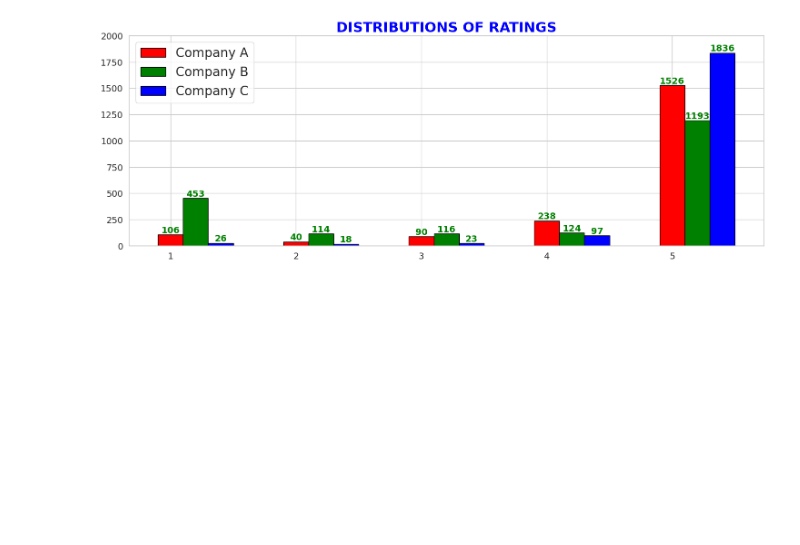
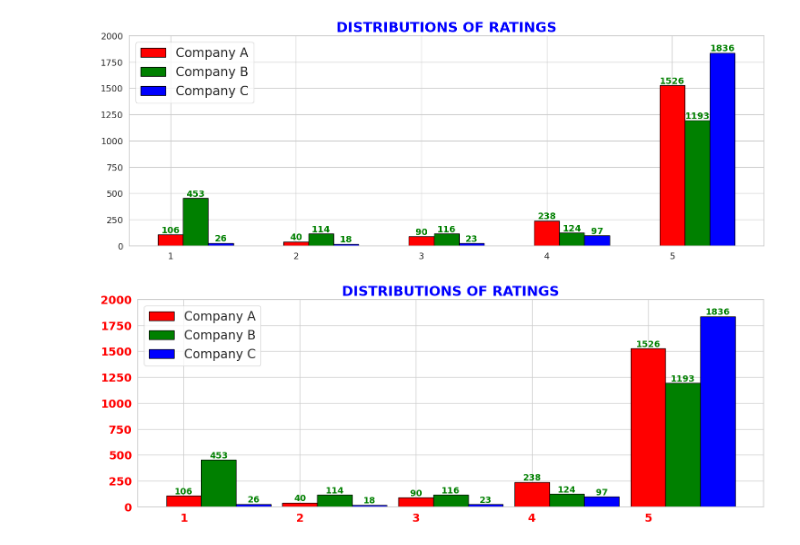
Before and after one commit to arifaygun/CustomerEye, a Jupyter notebook: Company_Reviews(Master).ipynb, the cells around one changed output. Cells and saved outputs as stored; diff of their text form; code cells hidden in the pictures; blank space fills up the shorter version.

```diff
--- a/Company_Reviews(Master).ipynb
+++ b/Company_Reviews(Master).ipynb
@@ -837,3 +837,64 @@ plt.legend(fontsize=20)
 plt.show()
 # %% [output]
 [figure]
+# %%
+import seaborn as sns
+import matplotlib.pyplot as plt
+import pandas as pd
+import numpy as np
+
+# Set a Seaborn style for better aesthetics
+sns.set(style="whitegrid")
+
+# Assuming sampled_df1, sampled_df2, and sampled_df3 are your DataFrames for companies A, B, and C
+companies = [sampled_df1, sampled_df2, sampled_df3]
+company_names = ['Company A', 'Company B', 'Company C']
+
+# Define unique colors for each company
+company_colors = ['red', 'green', 'blue']
+
+# Create a bar plot for each company's distribution side by side
+plt.figure(figsize=(18, 6))
+
+# Define a color map for ratings 1 to 5
+colors = plt.cm.viridis(np.linspace(0, 1, 5))
+
+bar_width = 0.3  # Adjust bar width
+
+for i, (company_df, company_name) in enumerate(zip(companies, company_names)):
+    # Create a bar plot of ratings for each company with unique colors for each bar
+    rating_counts = company_df['Rating'].value_counts().sort_index()
+    bars = plt.bar(rating_counts.index + i * (bar_width), rating_counts, width=bar_width, color=company_colors[i], edgecolor='black', label=company_name)
+
+    # Set custom bar labels at the center of each bar
+    for bar, color in zip(bars, colors):
+        bar_x = bar.get_x() + bar.get_width() / 2
+        bar_height = bar.get_height()
+        plt.text(bar_x, bar_height, str(int(bar_height)), ha='center', va='bottom', fontsize=14, fontweight='bold', color='green')
+
+# Add title, xlabel, and ylabel with specified font sizes and styles
+plt.title('DISTRIBUTIONS OF RATINGS', fontsize=22, fontweight='bold', color='blue')
+
+# Set xticks font size, style, and remove decimal ticks for x-axis
+plt.tick_params(axis='x', which='major', labelsize=18, color='red')
+
+# Manually set xtick labels as bold and red
+plt.xticks(range(1, 6), [f"{label}" for label in range(1, 6)], fontsize=18, fontweight='bold', color='red')
+
+
+# Set yticks font size, style, and remove decimal ticks for y-axis
+plt.tick_params(axis='y', which='major', labelsize=18, color='red')
+
+# Manually set ytick labels as bold and red
+plt.yticks([int(label) for label in plt.yticks()[0]], fontsize=18, fontweight='bold', color='red')
+
+# Manually set ytick labels as bold and red
+plt.yticklabels = [f"{int(label)}" for label in plt.yticks()[0]]
+
+# Add a bigger legend with specified font size
+plt.legend(fontsize=20)
+
+# Show the plot
+plt.show()
+# %% [output]
+[figure, added]
```
